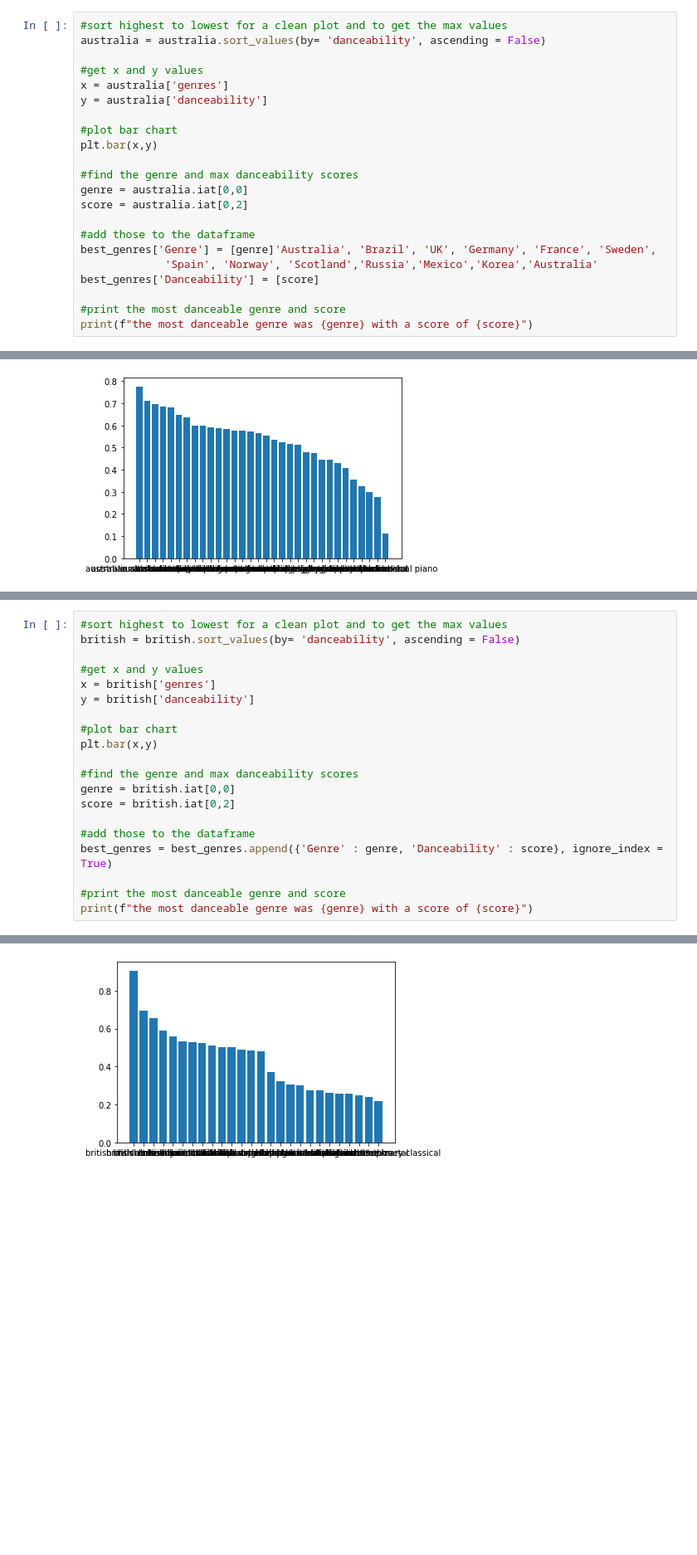
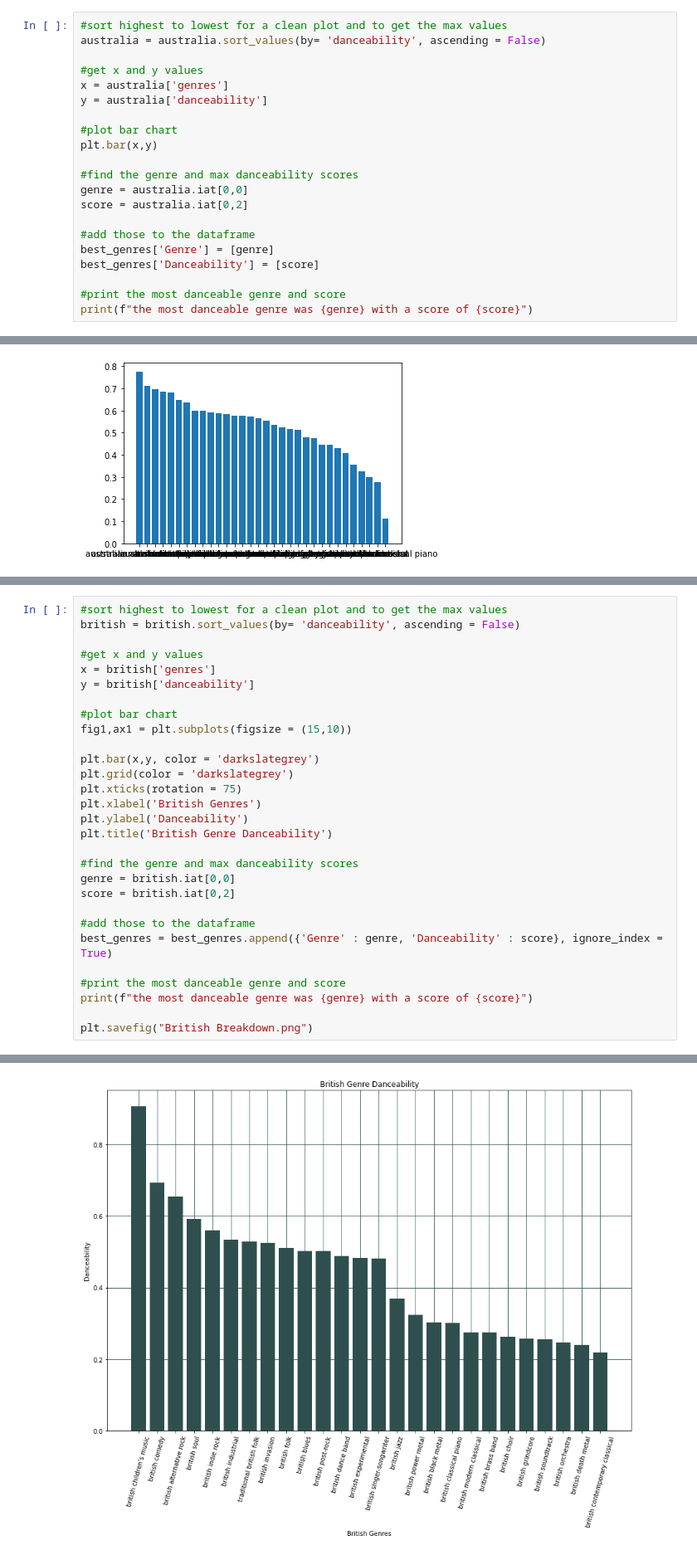
Before and after one commit to collinmpage/NWDS-project-one, a Jupyter notebook: data_visualized.ipynb, the cells around one changed output, grey strips where cells are left out. Shown at 83% size. Cells and saved outputs as stored; diff of their text form; blank space fills up the shorter version.

```diff
--- a/data_visualized.ipynb
+++ b/data_visualized.ipynb
@@ -56,8 +56,7 @@ genre = australia.iat[0,0]
 score = australia.iat[0,2]
 
 #add those to the dataframe
-best_genres['Genre'] = [genre]'Australia', 'Brazil', 'UK', 'Germany', 'France', 'Sweden',
-             'Spain', 'Norway', 'Scotland','Russia','Mexico','Korea','Australia'
+best_genres['Genre'] = [genre]
 best_genres['Danceability'] = [score]
 
 #print the most danceable genre and score
@@ -97,26 +99,35 @@ best_genres
 # %%
 #sort highest to lowest for a clean plot and to get the max values
 british = british.sort_values(by= 'danceability', ascending = False)
 
 #get x and y values
 x = british['genres']
 y = british['danceability']
 
 #plot bar chart
-plt.bar(x,y)
+fig1,ax1 = plt.subplots(figsize = (15,10))
+
+plt.bar(x,y, color = 'darkslategrey')
+plt.grid(color = 'darkslategrey')
+plt.xticks(rotation = 75)
+plt.xlabel('British Genres')
+plt.ylabel('Danceability')
+plt.title('British Genre Danceability')
 
 #find the genre and max danceability scores
 genre = british.iat[0,0]
 score = british.iat[0,2]
 
 #add those to the dataframe
 best_genres = best_genres.append({'Genre' : genre, 'Danceability' : score}, ignore_index = True)
 
 #print the most danceable genre and score
 print(f"the most danceable genre was {genre} with a score of {score}")
+
+plt.savefig("British Breakdown.png")
 # %% [output]
 the most danceable genre was british children's music with a score of 0.9059999999999999
-[figure, old version]
+[figure, new version]
 # %%
 #sort highest to lowest for a clean plot and to get the max values
 german = german.sort_values(by= 'danceability', ascending = False)
```
Also changed, not shown: parts of 7 cells of this notebook, 4 other files.
